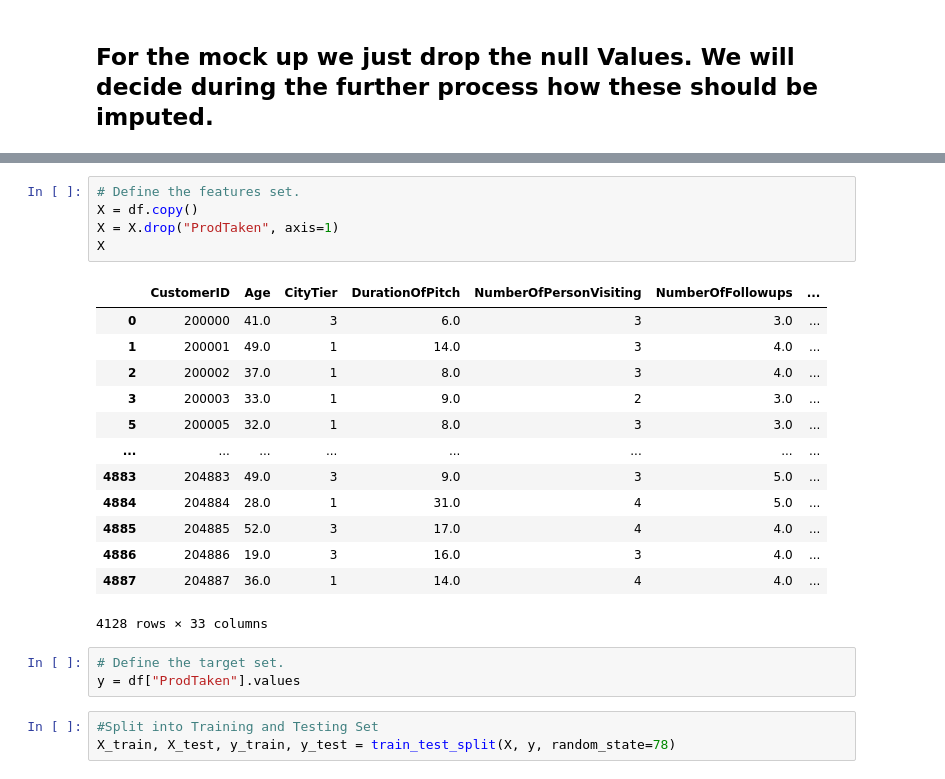
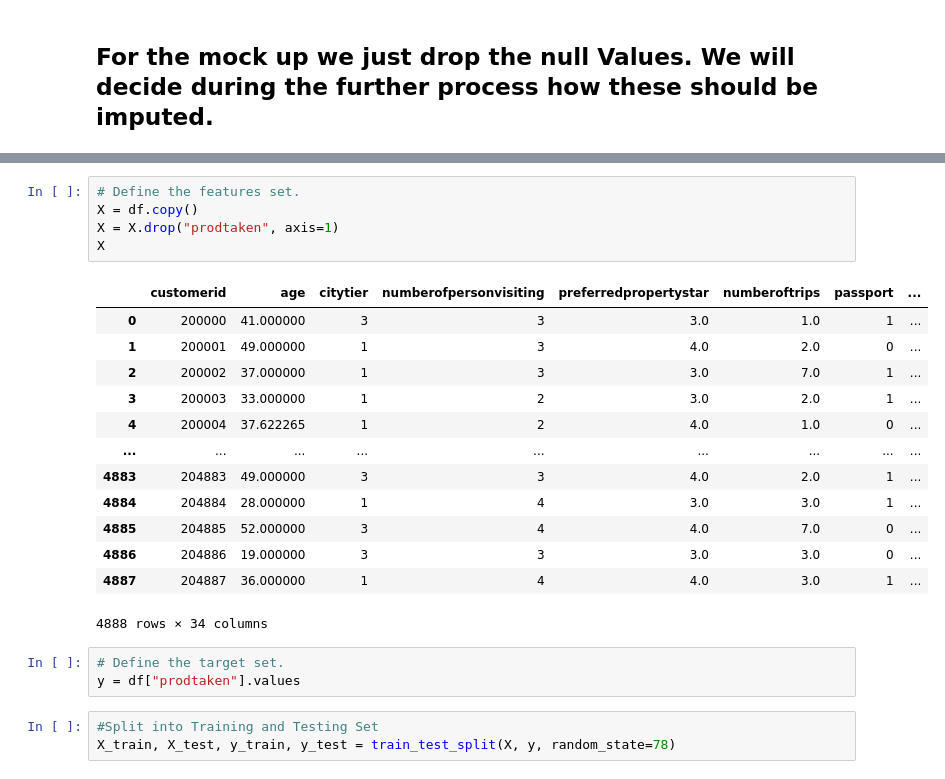
Before and after one commit to Cthompsonlbi/Team_Red, a Jupyter notebook: Notebooks/Mock_up_Machine_Learning_Model.ipynb, the cells around one changed output, grey strips where cells are left out. Saved outputs shown, nothing was run; the diff lists cells and outputs as text.

```diff
--- a/Notebooks/Mock_up_Machine_Learning_Model.ipynb
+++ b/Notebooks/Mock_up_Machine_Learning_Model.ipynb
@@ -130,25 +130,25 @@ dtype: int64
 # %%
 # Define the features set.
 X = df.copy()
-X = X.drop("ProdTaken", axis=1)
+X = X.drop("prodtaken", axis=1)
 X
 # %% [output]
-|  | CustomerID | Age | CityTier | DurationOfPitch | NumberOfPersonVisiting | NumberOfFollowups | ... |
-| 0 | 200000 | 41.0 | 3 | 6.0 | 3 | 3.0 | ... |
-| 1 | 200001 | 49.0 | 1 | 14.0 | 3 | 4.0 | ... |
-| 2 | 200002 | 37.0 | 1 | 8.0 | 3 | 4.0 | ... |
-| 3 | 200003 | 33.0 | 1 | 9.0 | 2 | 3.0 | ... |
-| 5 | 200005 | 32.0 | 1 | 8.0 | 3 | 3.0 | ... |
-| ... | ... | ... | ... | ... | ... | ... | ... |
-| 4883 | 204883 | 49.0 | 3 | 9.0 | 3 | 5.0 | ... |
-| 4884 | 204884 | 28.0 | 1 | 31.0 | 4 | 5.0 | ... |
-| 4885 | 204885 | 52.0 | 3 | 17.0 | 4 | 4.0 | ... |
-| 4886 | 204886 | 19.0 | 3 | 16.0 | 3 | 4.0 | ... |
-| 4887 | 204887 | 36.0 | 1 | 14.0 | 4 | 4.0 | ... |
+|  | customerid | age | citytier | numberofpersonvisiting | preferredpropertystar | numberoftrips | passport | ... |
+| 0 | 200000 | 41.000000 | 3 | 3 | 3.0 | 1.0 | 1 | ... |
+| 1 | 200001 | 49.000000 | 1 | 3 | 4.0 | 2.0 | 0 | ... |
+| 2 | 200002 | 37.000000 | 1 | 3 | 3.0 | 7.0 | 1 | ... |
+| 3 | 200003 | 33.000000 | 1 | 2 | 3.0 | 2.0 | 1 | ... |
+| 4 | 200004 | 37.622265 | 1 | 2 | 4.0 | 1.0 | 0 | ... |
+| ... | ... | ... | ... | ... | ... | ... | ... | ... |
+| 4883 | 204883 | 49.000000 | 3 | 3 | 4.0 | 2.0 | 1 | ... |
+| 4884 | 204884 | 28.000000 | 1 | 4 | 3.0 | 3.0 | 1 | ... |
+| 4885 | 204885 | 52.000000 | 3 | 4 | 4.0 | 7.0 | 0 | ... |
+| 4886 | 204886 | 19.000000 | 3 | 3 | 3.0 | 3.0 | 0 | ... |
+| 4887 | 204887 | 36.000000 | 1 | 4 | 4.0 | 3.0 | 1 | ... |
-4128 rows × 33 columns
+4888 rows × 34 columns
 # %%
 # Define the target set.
-y = df["ProdTaken"].values
+y = df["prodtaken"].values
 # %%
 #Split into Training and Testing Set
 X_train, X_test, y_train, y_test = train_test_split(X, y, random_state=78)
```
Also changed, not shown: parts of 16 cells of this notebook.
